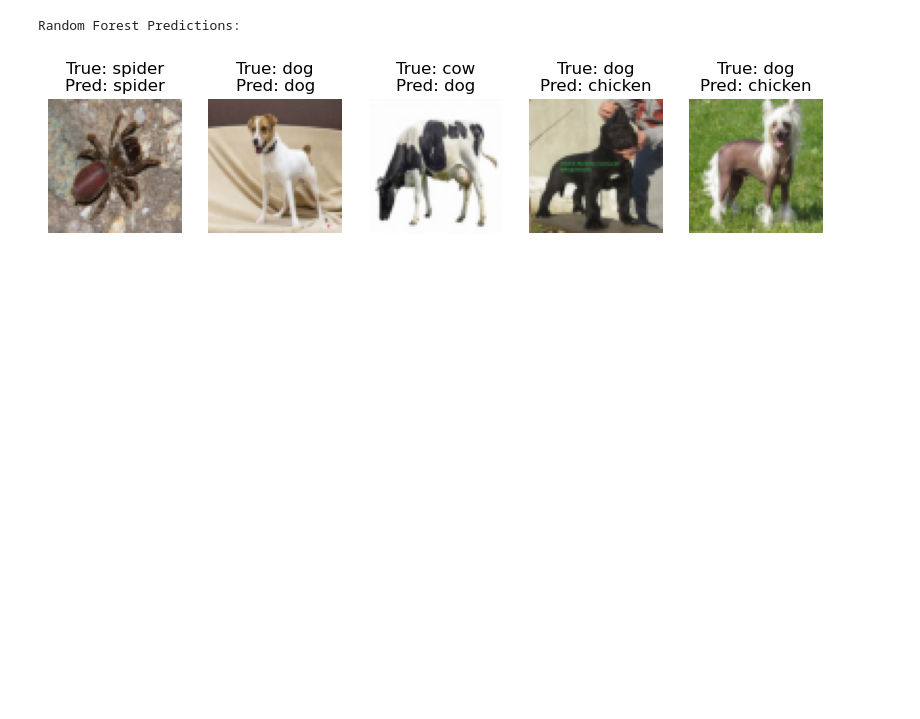
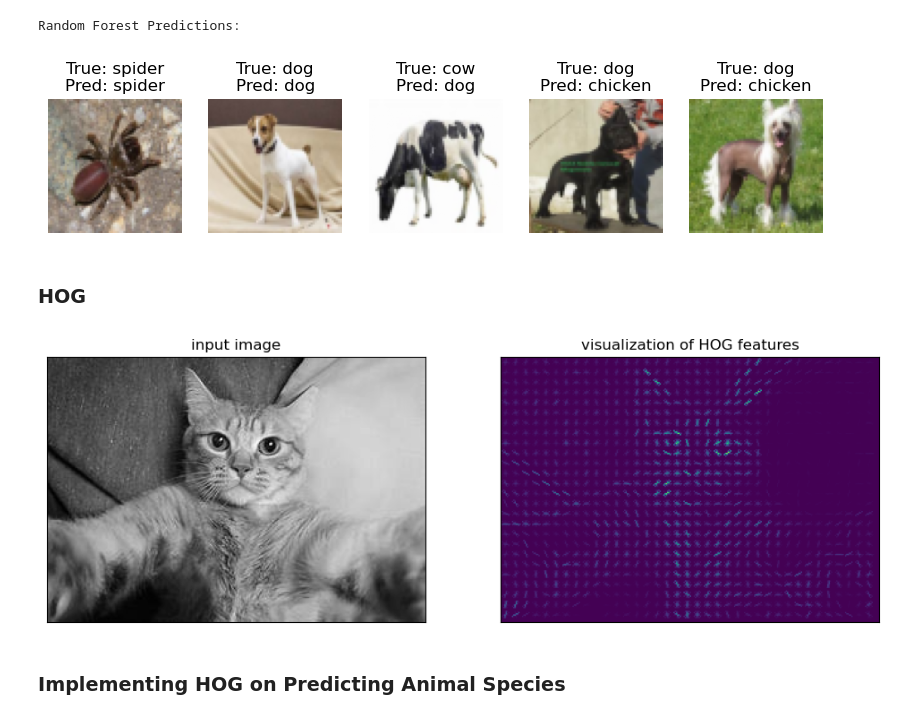
Before and after one commit to jwmathis/SSE591_Project5, a Jupyter notebook: Project5.ipynb, the cells around one changed output. Cells and saved outputs as stored; diff of their text form; code cells hidden in the pictures; blank space fills up the shorter version.

```diff
--- a/Project5.ipynb
+++ b/Project5.ipynb
@@ -445,3 +445,24 @@ Decision Tree Predictions:
 [figure]
 Random Forest Predictions:
 [figure]
+# %% [markdown]
+### HOG
+# %%
+from skimage import data, color, feature
+import skimage.data
+img = imread("CSV\\animals\\cat\\1.jpeg")
+#image = color.rgb2gray(data.chelsea())
+image = color.rgb2gray(img)
+hog_vec, hog_vis = feature.hog(image, visualize=True)
+
+fig, ax = plt.subplots(1, 2, figsize=(12, 6),
+                       subplot_kw=dict(xticks=[], yticks=[]))
+ax[0].imshow(image, cmap='gray')
+ax[0].set_title('input image')
+
+ax[1].imshow(hog_vis)
+ax[1].set_title('visualization of HOG features');
+# %% [output]
+[figure, added]
+# %% [markdown]
+### Implementing HOG on Predicting Animal Species
```
Also changed, not shown: 1 other file.
